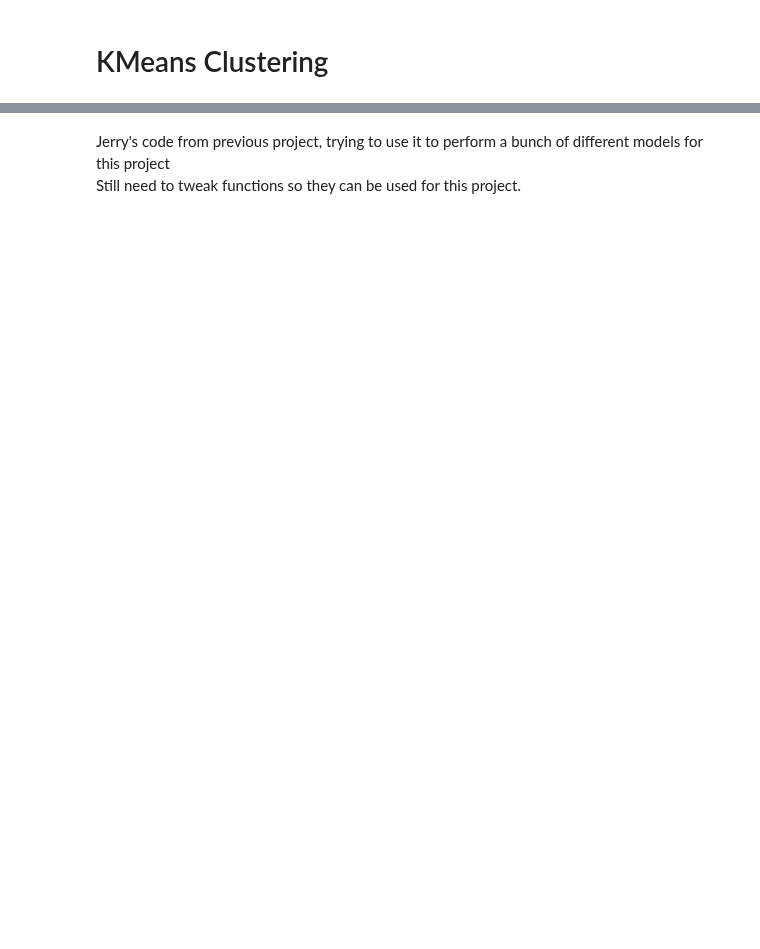
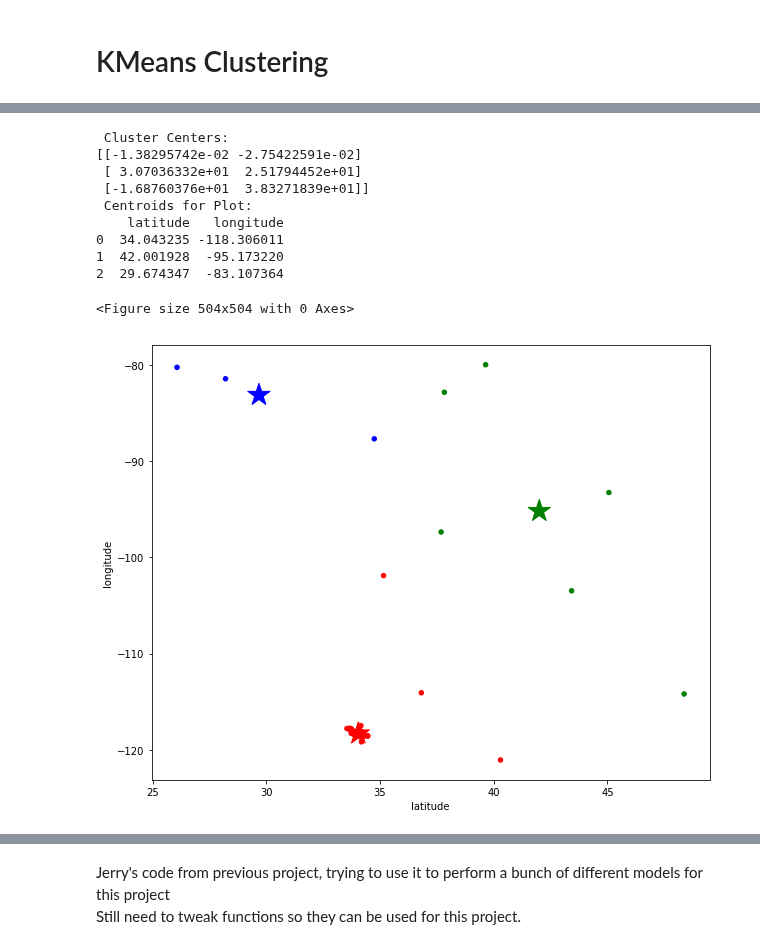
Before and after one commit to aejsong/Predicting-Neighborhood-Affluence-with-Yelp, a Jupyter notebook: Code/04 - Yelp Modeling.ipynb, the cells around one changed output, grey strips where cells are left out. Cells and saved outputs as stored; diff of their text form; code cells hidden in the pictures; blank space fills up the shorter version.

```diff
--- a/Code/04 - Yelp Modeling.ipynb
+++ b/Code/04 - Yelp Modeling.ipynb
@@ -77,6 +81,0 @@ df._get_numeric_data()
-# %%
-X = df._get_numeric_data()
-columns_ls = [column for column in X.columns]
-
-sc = StandardScaler()
-X = sc.fit_transform(X)
@@ -148,0 +136,14 @@ KeyError: 'x1'
+# %%
+kmean('latitude', 'longitude')
+# %% [output]
+ Cluster Centers:
+[[-1.38295742e-02 -2.75422591e-02]
+ [ 3.07036332e+01  2.51794452e+01]
+ [-1.68760376e+01  3.83271839e+01]]
+ Centroids for Plot:
+    latitude   longitude
+0  34.043235 -118.306011
+1  42.001928  -95.173220
+2  29.674347  -83.107364
+<Figure size 504x504 with 0 Axes>
+[figure, added]
```
Also changed, not shown: parts of 13 cells of this notebook.
